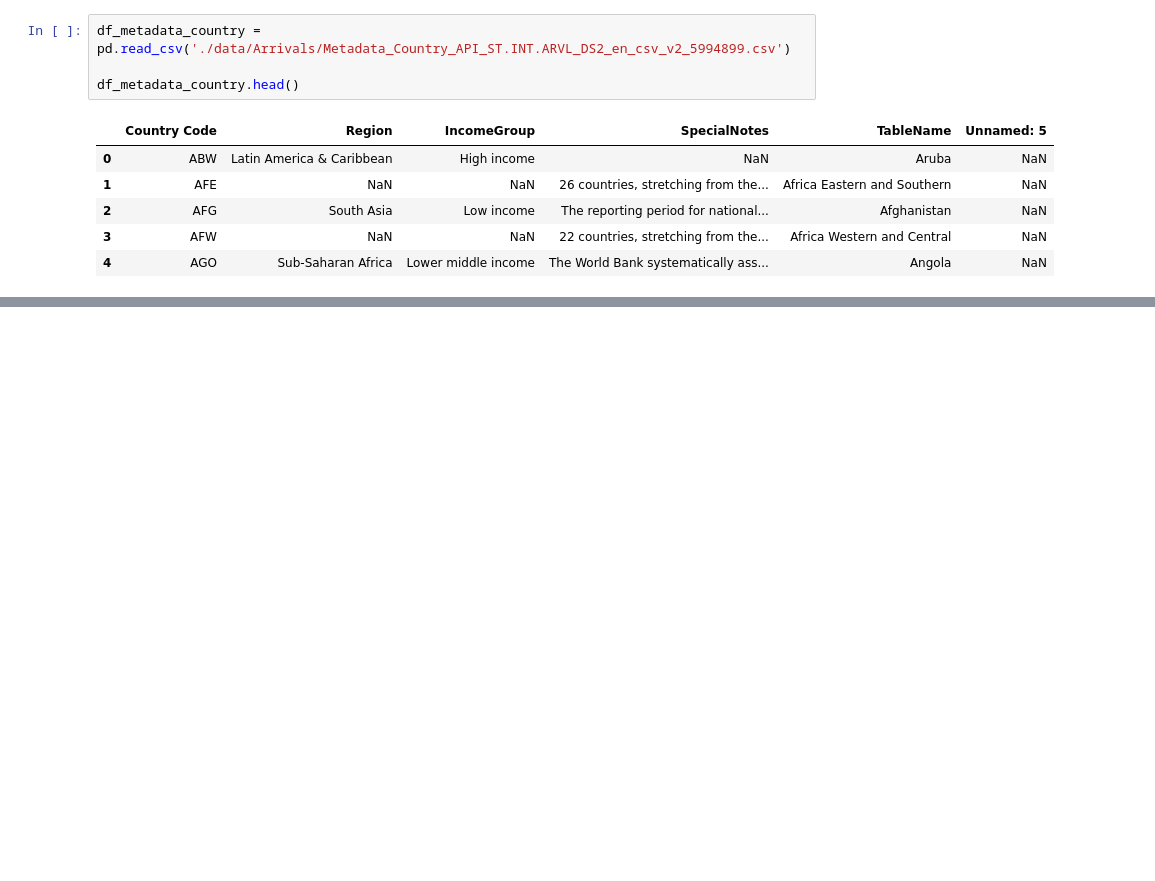
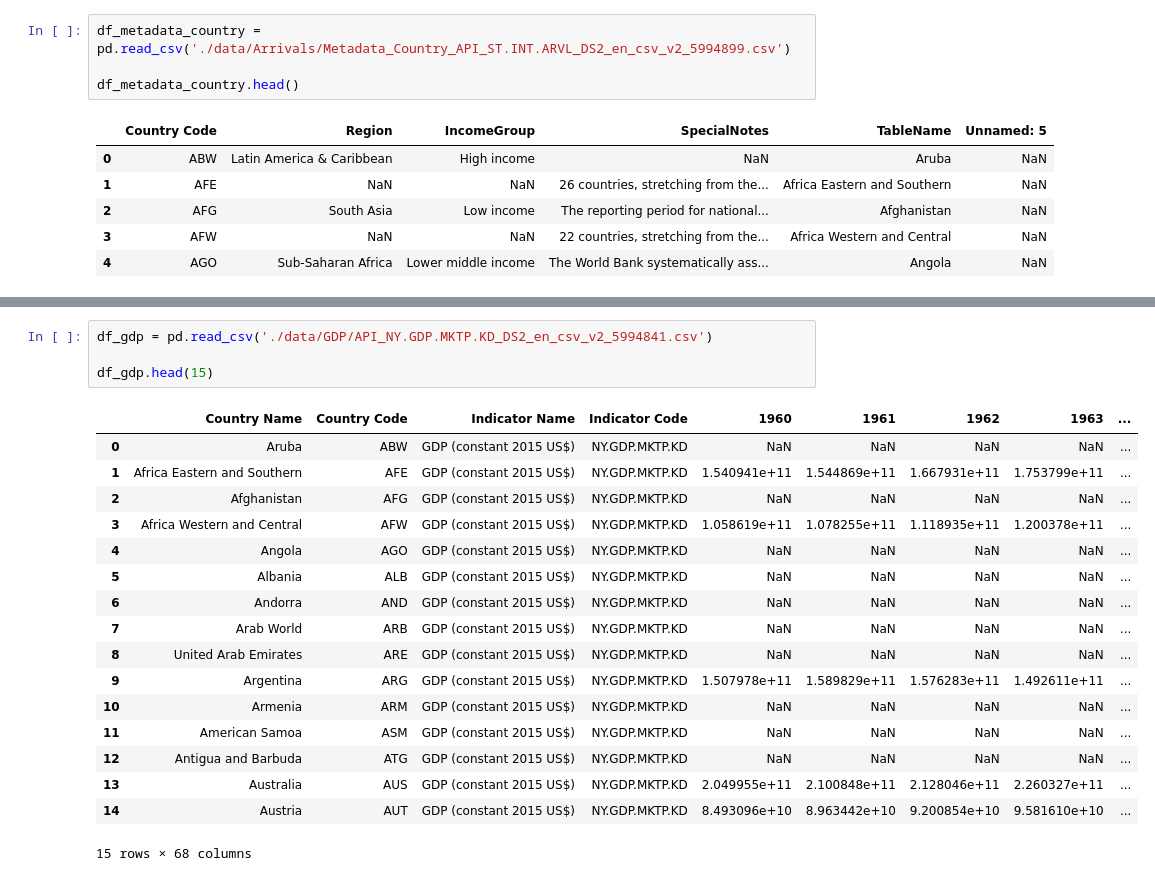
Before and after one commit to wlharr04/tourism-analysis, a Jupyter notebook: exploration.ipynb, the cells around one changed output, grey strips where cells are left out. Drawn from its saved outputs; the diff is of its cells as text; blank space fills up the shorter version.

```diff
--- a/exploration.ipynb
+++ b/exploration.ipynb
@@ -26,0 +84,22 @@ df_metadata_country.head()
+# %%
+df_gdp = pd.read_csv('./data/GDP/API_NY.GDP.MKTP.KD_DS2_en_csv_v2_5994841.csv')
+
+df_gdp.head(15)
+# %% [output]
+|  | Country Name | Country Code | Indicator Name | Indicator Code | 1960 | 1961 | 1962 | 1963 | ... |
+| 0 | Aruba | ABW | GDP (constant 2015 US$) | NY.GDP.MKTP.KD | NaN | NaN | NaN | NaN | ... |
+| 1 | Africa Eastern and Southern | AFE | GDP (constant 2015 US$) | NY.GDP.MKTP.KD | 1.540941e+11 | 1.544869e+11 | 1.667931e+11 | 1.753799e+11 | ... |
+| 2 | Afghanistan | AFG | GDP (constant 2015 US$) | NY.GDP.MKTP.KD | NaN | NaN | NaN | NaN | ... |
+| 3 | Africa Western and Central | AFW | GDP (constant 2015 US$) | NY.GDP.MKTP.KD | 1.058619e+11 | 1.078255e+11 | 1.118935e+11 | 1.200378e+11 | ... |
+| 4 | Angola | AGO | GDP (constant 2015 US$) | NY.GDP.MKTP.KD | NaN | NaN | NaN | NaN | ... |
+| 5 | Albania | ALB | GDP (constant 2015 US$) | NY.GDP.MKTP.KD | NaN | NaN | NaN | NaN | ... |
+| 6 | Andorra | AND | GDP (constant 2015 US$) | NY.GDP.MKTP.KD | NaN | NaN | NaN | NaN | ... |
+| 7 | Arab World | ARB | GDP (constant 2015 US$) | NY.GDP.MKTP.KD | NaN | NaN | NaN | NaN | ... |
+| 8 | United Arab Emirates | ARE | GDP (constant 2015 US$) | NY.GDP.MKTP.KD | NaN | NaN | NaN | NaN | ... |
+| 9 | Argentina | ARG | GDP (constant 2015 US$) | NY.GDP.MKTP.KD | 1.507978e+11 | 1.589829e+11 | 1.576283e+11 | 1.492611e+11 | ... |
+| 10 | Armenia | ARM | GDP (constant 2015 US$) | NY.GDP.MKTP.KD | NaN | NaN | NaN | NaN | ... |
+| 11 | American Samoa | ASM | GDP (constant 2015 US$) | NY.GDP.MKTP.KD | NaN | NaN | NaN | NaN | ... |
+| 12 | Antigua and Barbuda | ATG | GDP (constant 2015 US$) | NY.GDP.MKTP.KD | NaN | NaN | NaN | NaN | ... |
+| 13 | Australia | AUS | GDP (constant 2015 US$) | NY.GDP.MKTP.KD | 2.049955e+11 | 2.100848e+11 | 2.128046e+11 | 2.260327e+11 | ... |
+| 14 | Austria | AUT | GDP (constant 2015 US$) | NY.GDP.MKTP.KD | 8.493096e+10 | 8.963442e+10 | 9.200854e+10 | 9.581610e+10 | ... |
+15 rows × 68 columns
```
Also changed, not shown: parts of 5 cells of this notebook, 6 other files.
